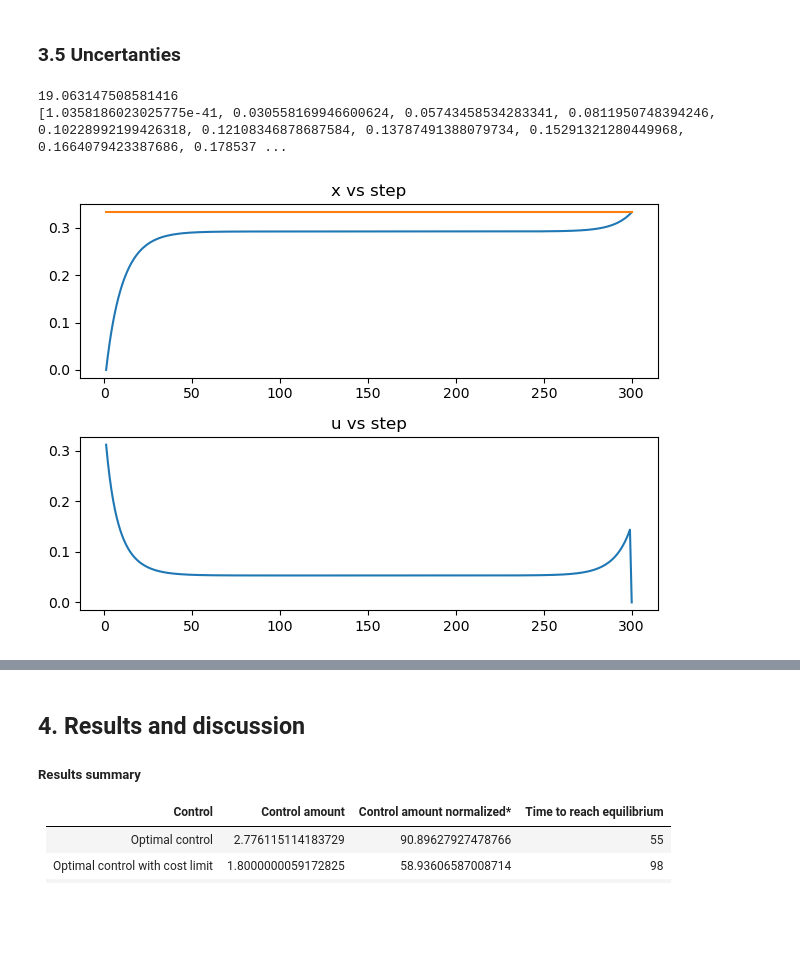
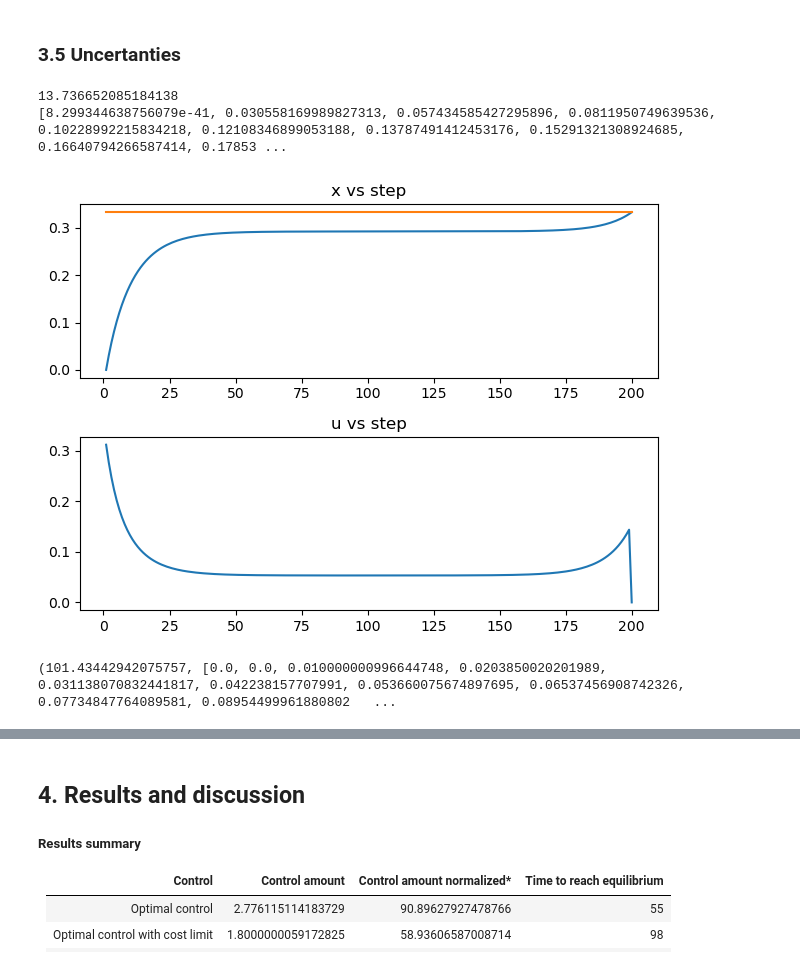
Before and after one commit to Gabrieljsss/information-spread-optimization-model, a Jupyter notebook: modelo_relatorio_projeto_2022.ipynb, the cells around one changed output, grey strips where cells are left out. Saved outputs shown, nothing was run; the diff lists cells and outputs as text; code cells hidden in the pictures; blank space fills up the shorter version.

```diff
--- a/modelo_relatorio_projeto_2022.ipynb
+++ b/modelo_relatorio_projeto_2022.ipynb
@@ -412,7 +412,7 @@ gcf()
 function optimalControlWithUncertanties()
     m = Model(Ipopt.Optimizer);
     set_silent(m);
-    numberOfIterations = 300;
+    numberOfIterations = 200;
     @variable(m, xOptimalControl[1:numberOfIterations] >= 0);
     @variable(m, uOptimalControl[1:numberOfIterations] >= 0);
     @variable(m, t1[1:numberOfIterations] >= 0);
@@ -432,7 +432,7 @@ function optimalControlWithUncertanties()
     @constraint(m, sum(xOptimalControl) >= 0);
     @constraint(m, sum(uOptimalControl) >= 0);
     @constraint(m, xOptimalControl[1] == 0) #initial point
-    @constraint(m, xOptimalControl[300] == xEquilibrium) #final point
+    @constraint(m, xOptimalControl[200] == xEquilibrium) #final point
 
     @objective(m, Min, sum(
         uOptimalControl .^2 .+ (xOptimalControl .- xEquilibrium).^2 .+ λ
@@ -443,26 +443,74 @@ end;
 # %%
 ####### exporting variables for further analysis ########
 costOptimalControlWithUncertantiesResult, xOptimalControlWithUncertantiesResult, uOptimalControlWithUncertantiesResult, controlAmountOptimalControlWithUncertantiesResult = optimalControlWithUncertanties()
 println(controlAmountOptimalControlWithUncertantiesResult)
 println(xOptimalControlWithUncertantiesResult)
 
 ##### simple plot #######
 clf(); #required for vscode on mac
 fig = plt.figure();
 
 ax1 = fig.add_subplot(2, 1, 1);
 ax1.title.set_text("x vs step");
-plt.plot(range(1, 300), transpose(JuMP.value.(xOptimalControlWithUncertantiesResult)));
-plt.plot(range(1, 300), xEquilibrium .* ones(300));
+plt.plot(range(1, 200), transpose(JuMP.value.(xOptimalControlWithUncertantiesResult)));
+plt.plot(range(1, 200), xEquilibrium .* ones(200));
 
 ax2 = fig.add_subplot(2, 1, 2);
 ax2.title.set_text("u vs step");
-plt.plot(range(1, 300), transpose(JuMP.value.(uOptimalControlWithUncertantiesResult)));
+plt.plot(range(1, 200), transpose(JuMP.value.(uOptimalControlWithUncertantiesResult)));
 
 fig.tight_layout();
 show()
 gcf()
 # %% [output]
-19.063147508581416
-[1.0358186023025775e-41, 0.030558169946600624, 0.05743458534283341, 0.0811950748394246, 0.10228992199426318, 0.12108346878687584, 0.13787491388079734, 0.15291321280449968, 0.1664079423387686, 0.178537 ...
+13.736652085184138
+[8.299344638756079e-41, 0.030558169989827313, 0.057434585427295896, 0.0811950749639536, 0.10228992215834218, 0.12108346899053188, 0.13787491412453176, 0.15291321308924685, 0.16640794266587414, 0.17853 ...
-[figure, old version]
+[figure, new version]
+# %%
+function MPCWithUncertanties()
+    t = collect(2:200) #eixo x
+    loopCount = 200
+    uMPC = Array{Float64}(undef, loopCount)
+    xMPC = Array{Float64}(undef, loopCount)
+    uMPC[1] = 0
+    xMPC[1] = 0
+
+    for i in t
+        ################ optimization routine #####################
+        m = Model(Ipopt.Optimizer);
+        set_silent(m);
+        movingTimeHorizon = 10; #prediction window
+        @variable(m, xMPCLocal[1:movingTimeHorizon] >= xMPC[i-1]);
+        @variable(m, uMPCLocal[1:movingTimeHorizon] >= 0);
+        @constraint(m, xMPCLocal[1] == xMPC[i]) #initial point
+        @constraint(m, xMPCLocal[10] == xEquilibrium) #initial point
+        @constraint(m, uMPCLocal[1] == uMPC[i]) #initial point
+        @constraint(m, uMPCLocal .<= 0.1)
+        ####### have to force the setpoint constraint #########
+        if (i >= 100)
+            @constraint(m, xMPCLocal[2:10] .== xEquilibrium) #initial point
+        end
+        #######################################################
+        for t in 1:movingTimeHorizon-1
+            @constraint(
+                m,
+                xMPCLocal[t+1] == xMPCLocal[t]
+                + β1*uMPCLocal[t]*(1 - xMPCLocal[t]) - ρβ1*(β1*uMPCLocal[t]*(1 - xMPCLocal[t]))
+                + β2*(1 - xMPCLocal[t])*xMPCLocal[t] - ρβ2*(1 - xMPCLocal[t])*xMPCLocal[t]
+                - (δ*xMPCLocal[t] - ρδ*(δ*xMPCLocal[t]))
+            );
+        end
+        @objective(m, Min, sum(
+            uMPCLocal .* uMPCLocal .+ (xMPCLocal .- xEquilibrium).^2 .+ λ
+        ));
+        optimize!(m);
+        #############################################################
+        uMPC[i] = JuMP.value.(uMPCLocal)[2]
+        xMPC[i] = xMPC[i - 1] + β1*uMPC[i - 1]*(1 - xMPC[i - 1]) + β2*(1 - xMPC[i - 1])*xMPC[i - 1] - δ*xMPC[i - 1]
+    end
+
+    return JuMP.objective_value.(m), xMPC, uMPC, sum(uMPCResult);
+end;
+MPCWithUncertanties()
+# %% [output]
+(101.43442942075757, [0.0, 0.0, 0.010000000996644748, 0.0203850020201989, 0.031138070832441817, 0.042238157707991, 0.053660075674897695, 0.06537456908742326, 0.07734847764089581, 0.08954499961880802   ...
```
Also changed, not shown: parts of 3 cells of this notebook.
